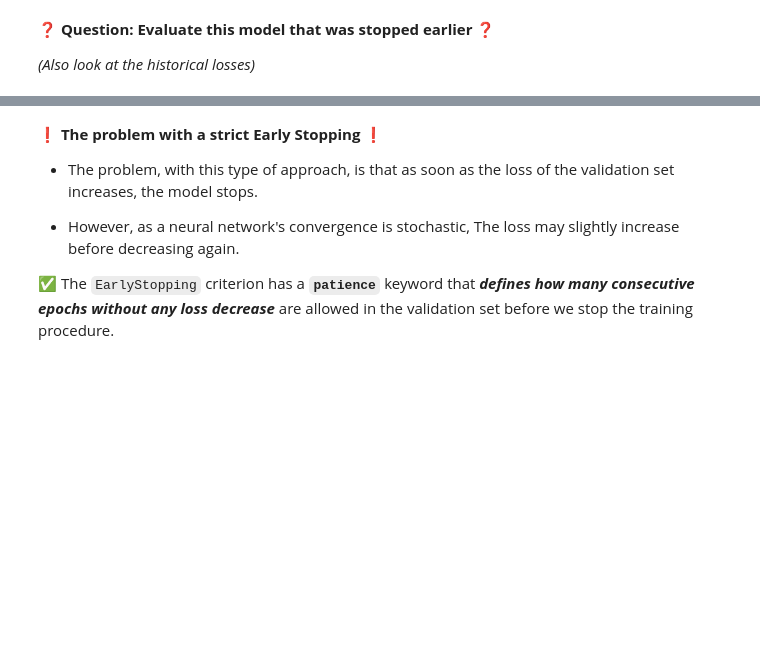
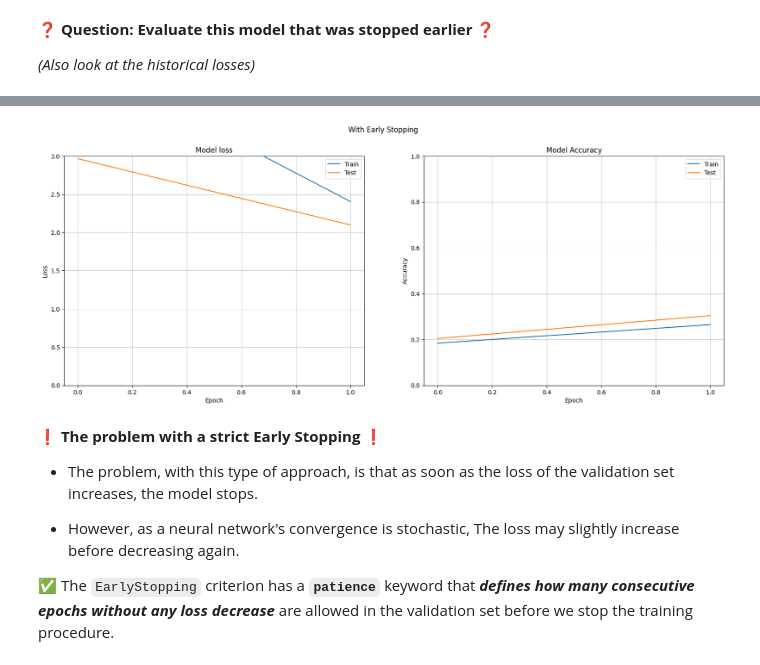
Before and after one commit to NwayEi/data-how-to-properly-prevent-overfitting, a Jupyter notebook: how_to_properly_prevent_overfitting.ipynb, the cells around one changed output, grey strips where cells are left out. Saved outputs shown, nothing was run; the diff lists cells and outputs as text; code cells hidden in the pictures; blank space fills up the shorter version.

```diff
--- a/how_to_properly_prevent_overfitting.ipynb
+++ b/how_to_properly_prevent_overfitting.ipynb
@@ -286,3 +402,7 @@ _(Also look at the historical losses)_
+# %%
+plot_loss_accuracy(history, title='With Early Stopping')
+# %% [output]
+[figure, added]
 # %% [markdown]
 ❗ **The problem with a strict Early Stopping** ❗
 
```
Also changed, not shown: parts of 47 cells of this notebook.
